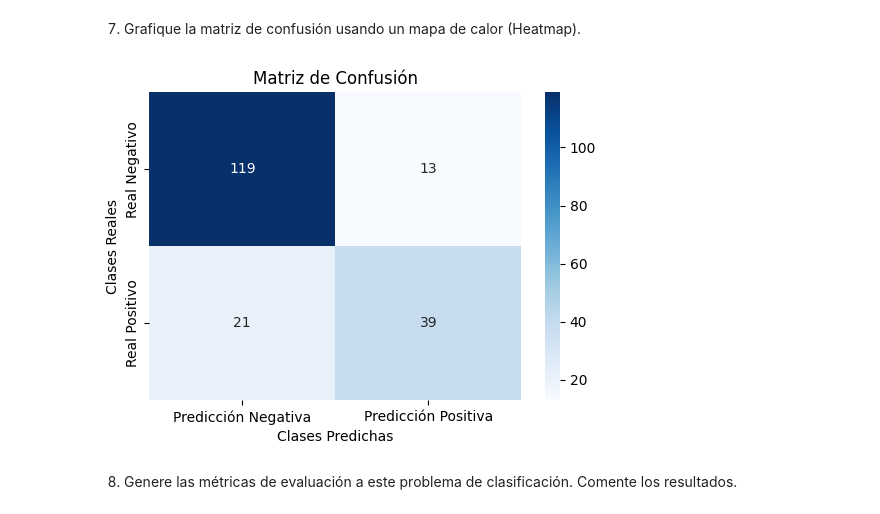
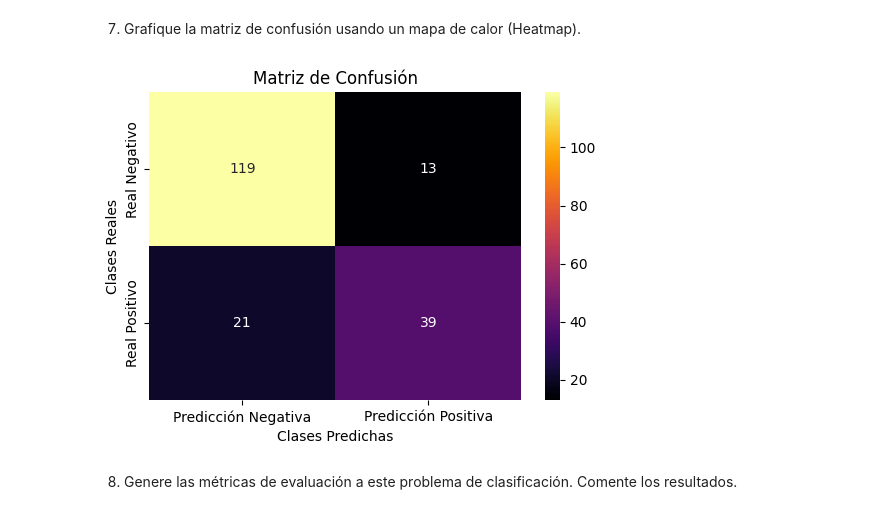
Before and after one commit to fidebravo/Modulo5, a Jupyter notebook: Modulo5_Actividad4.ipynb, the cells around one changed output. Drawn from its saved outputs; the diff is of its cells as text; code cells hidden in the pictures.

```diff
--- a/Modulo5_Actividad4.ipynb
+++ b/Modulo5_Actividad4.ipynb
@@ -91,19 +91,19 @@ Matriz de Confusión:
 # %%
 import matplotlib.pyplot as plt
 import seaborn as sns
-%matplotlib inline
+
 
 
 # Crear el heatmap
 plt.figure(figsize=(6, 4))
-sns.heatmap(matriz_de_confusion, annot=True, cmap='Blues', fmt='g',
+sns.heatmap(matriz_de_confusion, annot=True, cmap='inferno', fmt='g',
             xticklabels=['Predicción Negativa', 'Predicción Positiva'],
             yticklabels=['Real Negativo', 'Real Positivo'])
 plt.xlabel('Clases Predichas')
 plt.ylabel('Clases Reales')
 plt.title('Matriz de Confusión')
 plt.show()
 # %% [output]
-[figure, old version]
+[figure, new version]
 # %% [markdown]
 8. Genere las métricas de evaluación a este problema de clasificación. Comente los resultados.
```
